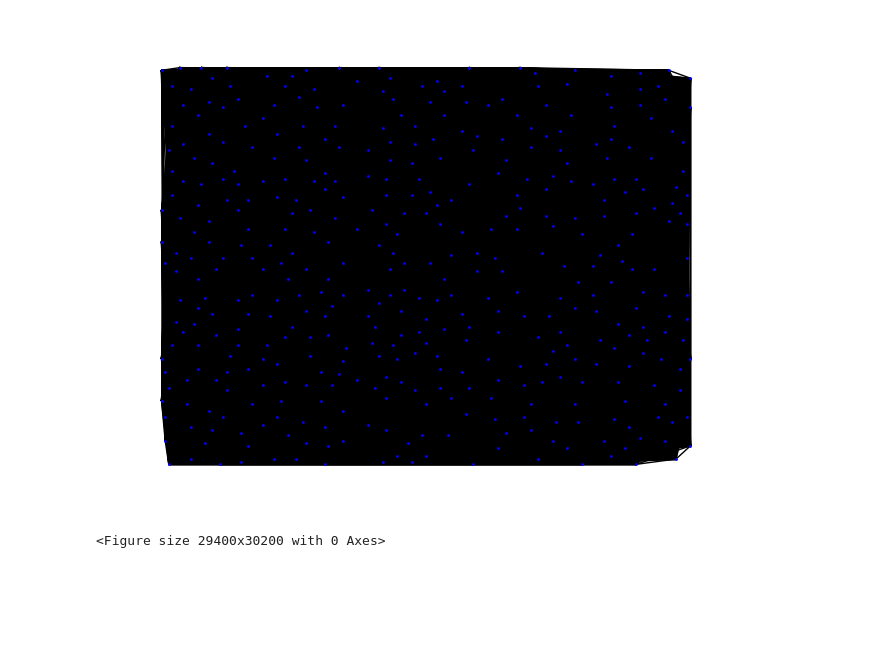
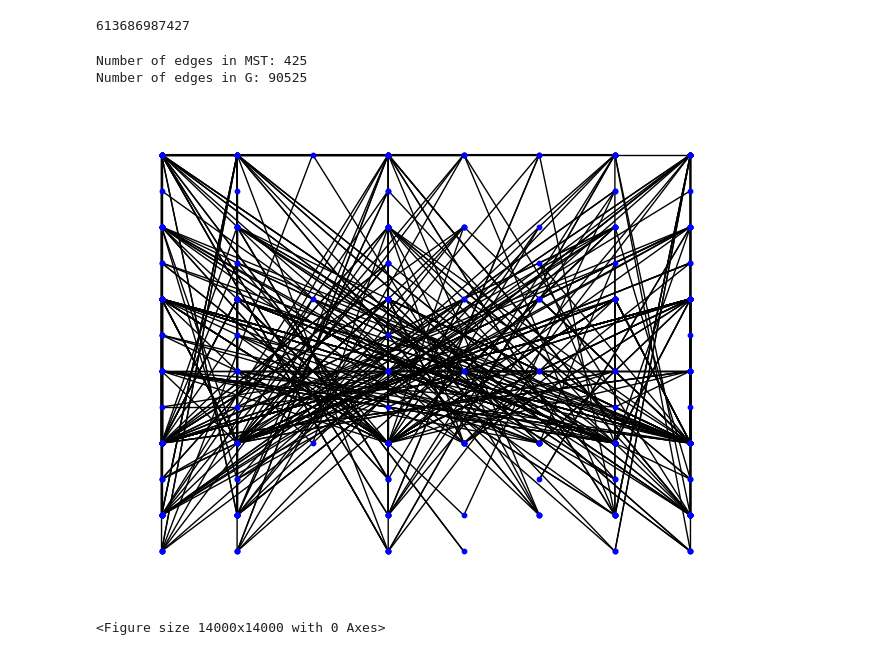
Before and after one commit to dsagman/advent-of-code, a Jupyter notebook: 2023/day11/day.ipynb, the cells around one changed output. Saved outputs shown, nothing was run; the diff lists cells and outputs as text; code cells hidden in the pictures; blank space fills up the shorter version.

```diff
--- a/2023/day11/day.ipynb
+++ b/2023/day11/day.ipynb
@@ -23,3 +37,21 @@ int(np.sum(distances))
+# %%
+# file = "test.dat"
+file = "day.dat"
+lines = open(file,'r').read().split('\n')
+expansion = 1000000
+sky = np.array([list(line) for line in lines]) # np row major
+galaxies = np.argwhere(sky == '#') # find # in sky
+empty_rows, empty_cols = np.where(np.all(sky == '.', axis=1))[0], np.where(np.all(sky == '.', axis=0))[0]
+row_inc, col_inc = np.searchsorted(empty_rows, galaxies[:,0]), np.searchsorted(empty_cols, galaxies[:,1])
+galaxies[:,0] += row_inc*(expansion-1)
+galaxies[:,1] += col_inc*(expansion-1)
+distances = pdist(galaxies, metric='cityblock')
+# 10 expansion test answer is 1030
+# 100 expansion test answer is 8410
+# answer is 613686987427
+int(np.sum(distances))
+# %% [output]
+613686987427
 # %%
 # print("0123456789012")
 # for row in range(sky.shape[0]):
@@ -46,23 +78,34 @@ G = nx.Graph()
 galaxy_nodes = tuple(tuple(x) for x in galaxies.tolist())
 for node_coords in galaxy_nodes:
     u, v = node_coords
-    x, y = v, height-u
+    x, y = v, sky.shape[0]-u
     G.add_node(node_coords, pos=(x, y))
 
-# add edges with weight of manhattan distance
-for i in range(len(galaxies)):
-    for j in range(i+1,len(galaxies)):
-        G.add_edge(galaxy_nodes[i], galaxy_nodes[j], weight=distances[i+j])
+for i in range(len(galaxy_nodes) - 1):
+    for j in range(i + 1, len(galaxy_nodes)):
+        weight = distances[i+j]
+        G.add_edge(galaxy_nodes[i], galaxy_nodes[j], weight=weight)
+
+
+mst = nx.minimum_spanning_tree(G)
+# %%
+print("Number of edges in MST:", len(mst.edges()))
+print("Number of edges in G:", len(G.edges()))
+# %% [output]
+Number of edges in MST: 425
+Number of edges in G: 90525
 # %%
 # draw graph with labels on weighted edges
 pos = nx.get_node_attributes(G, 'pos')
 labels = nx.get_edge_attributes(G,'weight')
-nx.draw_networkx_edge_labels(G, pos, edge_labels=labels)
+# nx.draw_networkx_edge_labels(mst, pos, edge_labels=labels)
 
-nx.draw(G, pos, node_color='blue', node_size=1, with_labels=False)
+# nx.draw(G, pos, node_color='blue', node_size=1, with_labels=False)
+nx.draw(mst, pos, node_color='blue', node_size=10, with_labels=False)
+
 figsize = (sky.shape[1], sky.shape[0])
 plt.figure(figsize=figsize)
 plt.show()
 # %% [output]
-[figure, old version]
+[figure, new version]
-<Figure size 29400x30200 with 0 Axes>
+<Figure size 14000x14000 with 0 Axes>
```
Also changed, not shown: parts of 3 cells of this notebook.
